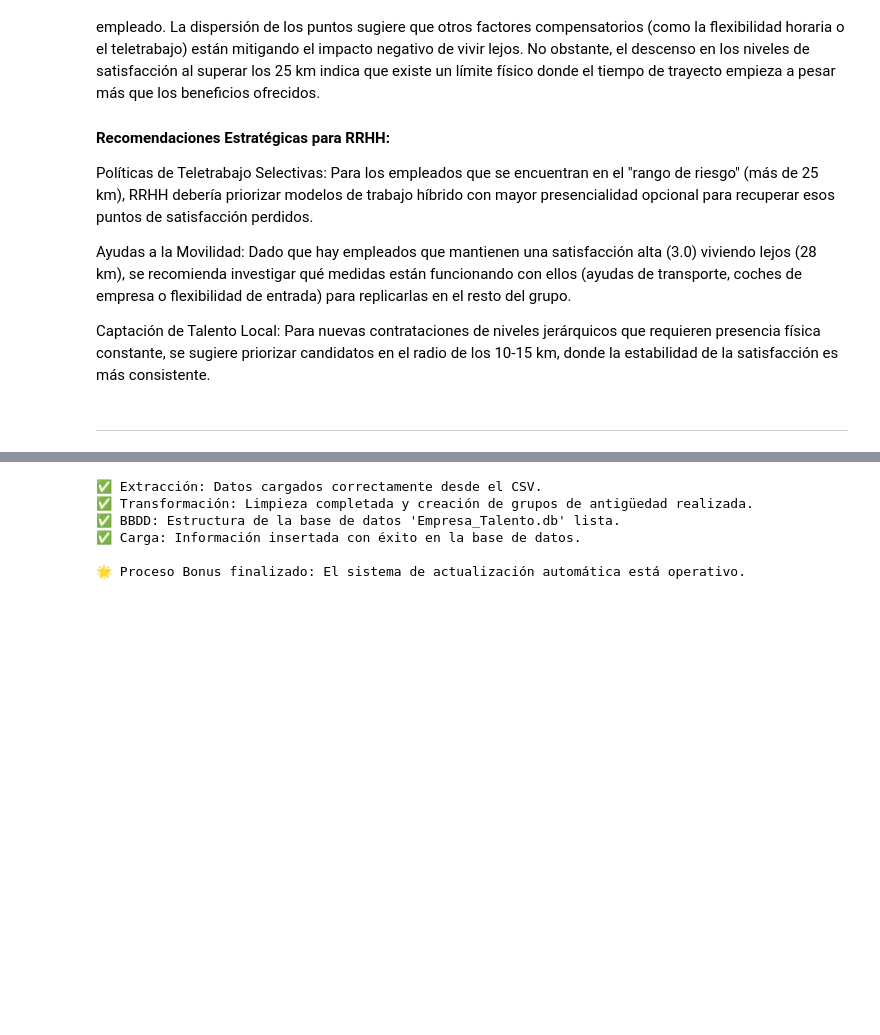
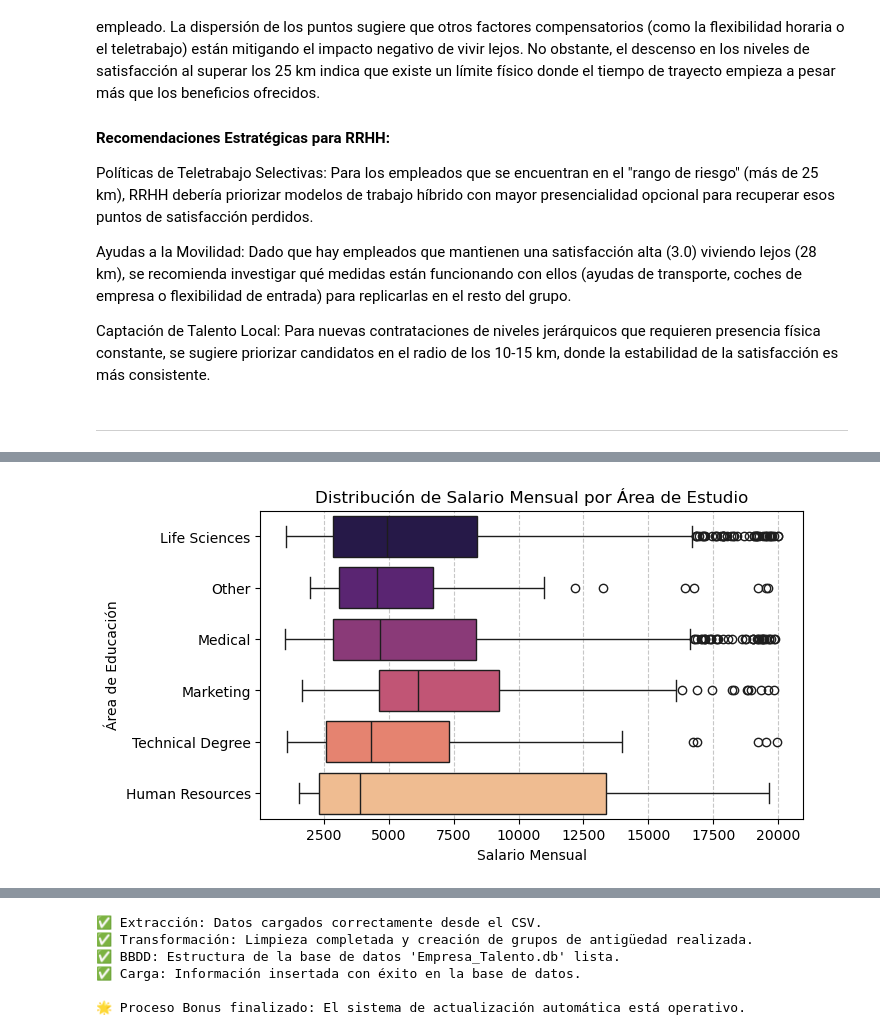
Before and after one commit to PatriciaAnaya/project-da-promo-59-modulo-3-team-3, a Jupyter notebook: optimizacion-de-talento.ipynb, the cells around one changed output, grey strips where cells are left out. Saved outputs shown, nothing was run; the diff lists cells and outputs as text; code cells hidden in the pictures; blank space fills up the shorter version.

Commit message:
visualizaciones estudio, salario, edad

```diff
--- a/optimizacion-de-talento.ipynb
+++ b/optimizacion-de-talento.ipynb
@@ -1228,0 +1245,11 @@ Captación de Talento Local: Para nuevas contrataciones de niveles jerárquicos
+# %%
+plt.figure(figsize=(7, 4))
+sns.boxplot(data=df_final, x='monthly_income', y='education_field', palette='magma')
+
+plt.title('Distribución de Salario Mensual por Área de Estudio')
+plt.xlabel('Salario Mensual')
+plt.ylabel('Área de Educación')
+plt.grid(axis='x', linestyle='--', alpha=0.7)
+plt.show()
+# %% [output]
+[figure, added]
```
Also changed, not shown: parts of 23 cells of this notebook, 1 other file.
